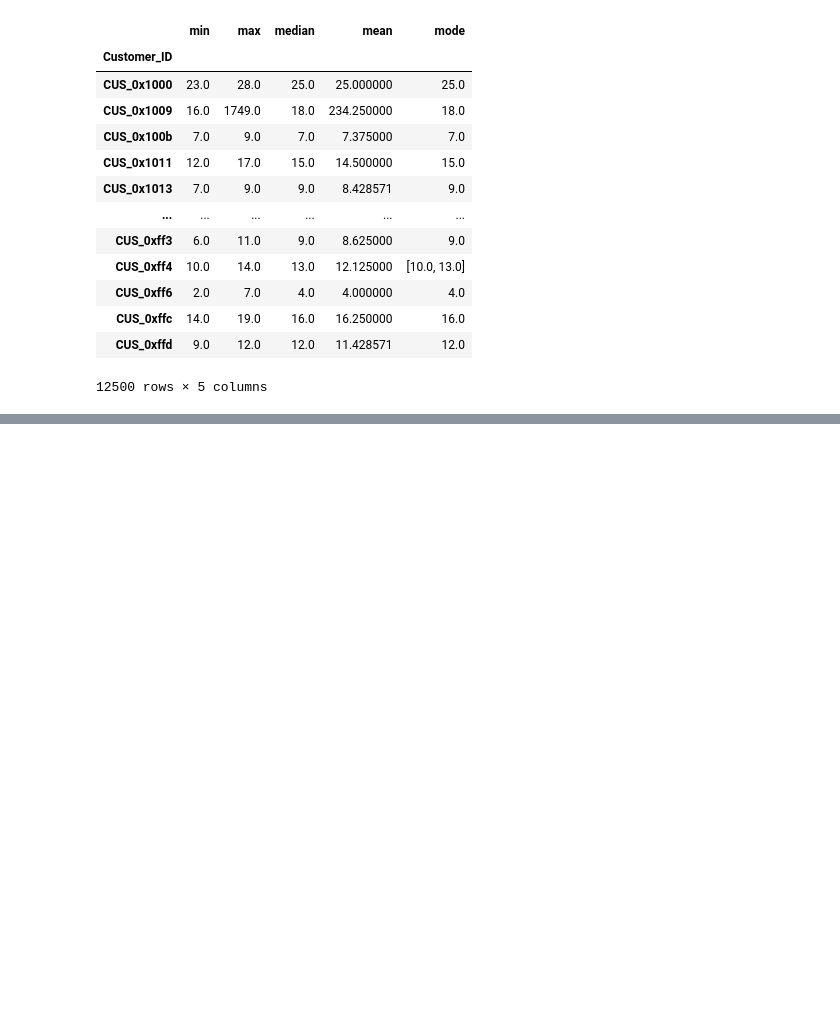
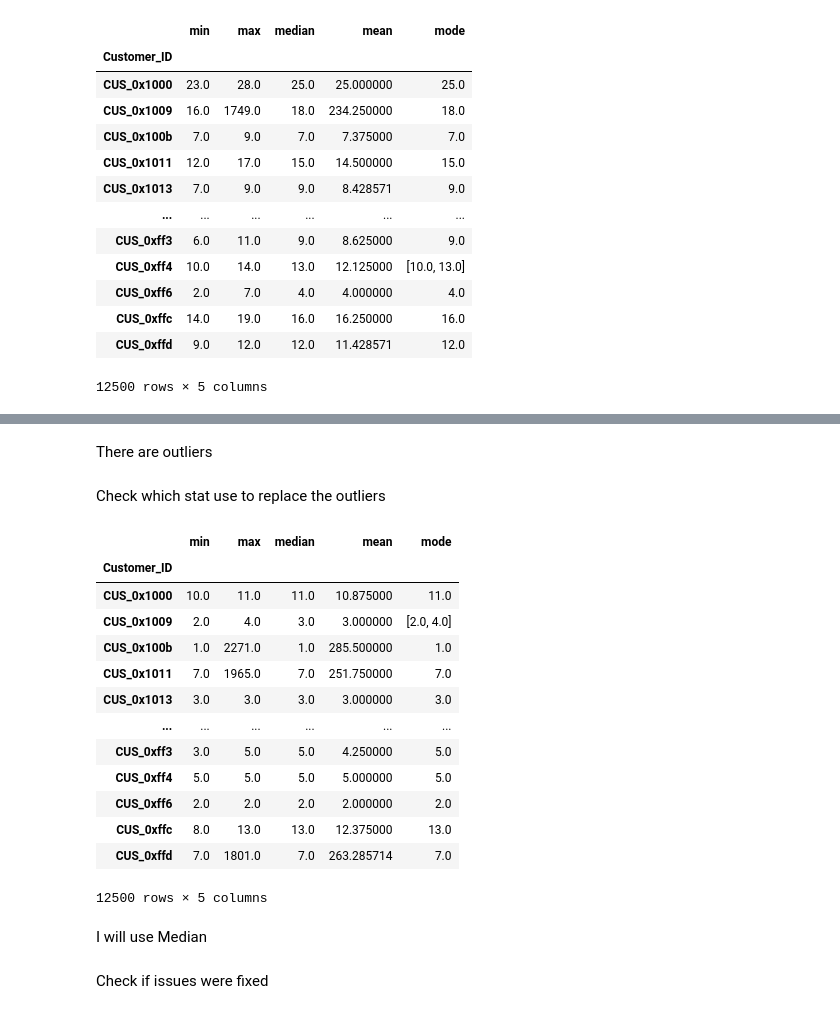
Before and after one commit to ignaciosoto04/Projects, a Jupyter notebook: Credit_Score_Classification_v2.ipynb, the cells around one changed output, grey strips where cells are left out. Saved outputs shown, nothing was run; the diff lists cells and outputs as text; code cells hidden in the pictures; blank space fills up the shorter version.

```diff
--- a/Credit_Score_Classification_v2.ipynb
+++ b/Credit_Score_Classification_v2.ipynb
@@ -1048,0 +1004,2 @@ Name: Num_of_Delayed_Payment, dtype: float64
+# %%
+credit_info['Changed_Credit_Limit'] = credit_info.groupby('Customer_ID')['Changed_Credit_Limit'].transform(lambda x: x.fillna(stats.mode(x)[0][0]))
@@ -1049,2 +1028,2 @@ Name: Num_of_Delayed_Payment, dtype: float64
 # %%
-credit_info[['Customer_ID', 'Num_of_Delayed_Payment']][credit_info['Num_of_Delayed_Payment'] < 0]
+credit_info['Changed_Credit_Limit'] = credit_info['Changed_Credit_Limit'].fillna(0)
@@ -1101,0 +1060,23 @@ Index(['Customer_ID', 'Month', 'Age', 'Occupation', 'Annual_Income',
+# %% [markdown]
+There are outliers
+# %% [markdown]
+Check which stat use to replace the outliers
+# %%
+credit_info.groupby(['Customer_ID'])['Num_Credit_Inquiries'].agg(['min','max','median','mean',pd.Series.mode])
+# %% [output]
+|  | min | max | median | mean | mode |
+| Customer_ID |  |  |  |  |  |
+| CUS_0x1000 | 10.0 | 11.0 | 11.0 | 10.875000 | 11.0 |
+| CUS_0x1009 | 2.0 | 4.0 | 3.0 | 3.000000 | [2.0, 4.0] |
+| CUS_0x100b | 1.0 | 2271.0 | 1.0 | 285.500000 | 1.0 |
+| CUS_0x1011 | 7.0 | 1965.0 | 7.0 | 251.750000 | 7.0 |
+| CUS_0x1013 | 3.0 | 3.0 | 3.0 | 3.000000 | 3.0 |
+| ... | ... | ... | ... | ... | ... |
+| CUS_0xff3 | 3.0 | 5.0 | 5.0 | 4.250000 | 5.0 |
+| CUS_0xff4 | 5.0 | 5.0 | 5.0 | 5.000000 | 5.0 |
+| CUS_0xff6 | 2.0 | 2.0 | 2.0 | 2.000000 | 2.0 |
+| CUS_0xffc | 8.0 | 13.0 | 13.0 | 12.375000 | 13.0 |
+| CUS_0xffd | 7.0 | 1801.0 | 7.0 | 263.285714 | 7.0 |
+12500 rows × 5 columns
+# %% [markdown]
+I will use Median
@@ -1101,0 +1085,2 @@ Index(['Customer_ID', 'Month', 'Age', 'Occupation', 'Annual_Income',
+# %% [markdown]
+Check if issues were fixed
```
Also changed, not shown: parts of 87 cells of this notebook.
